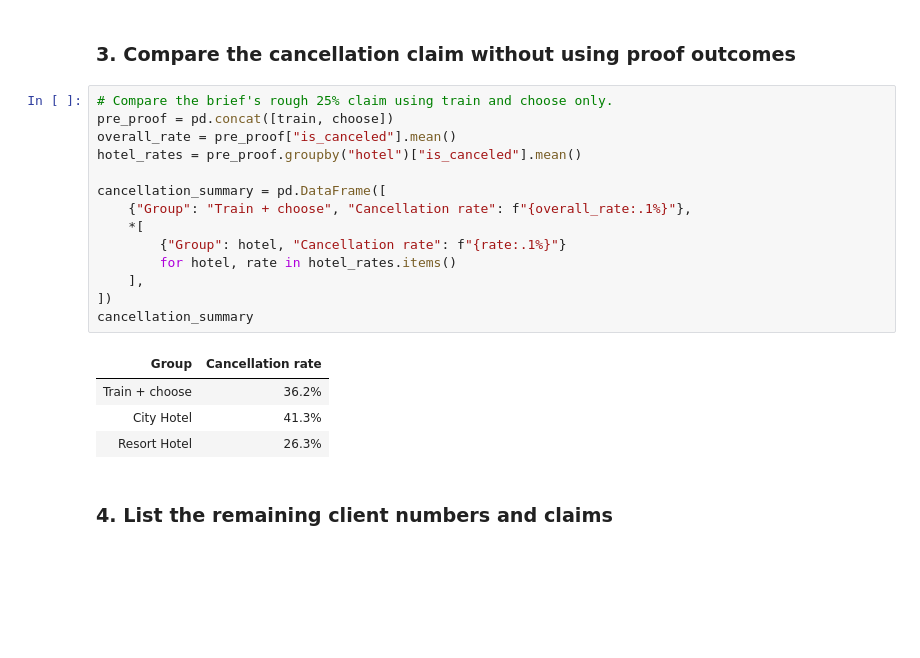
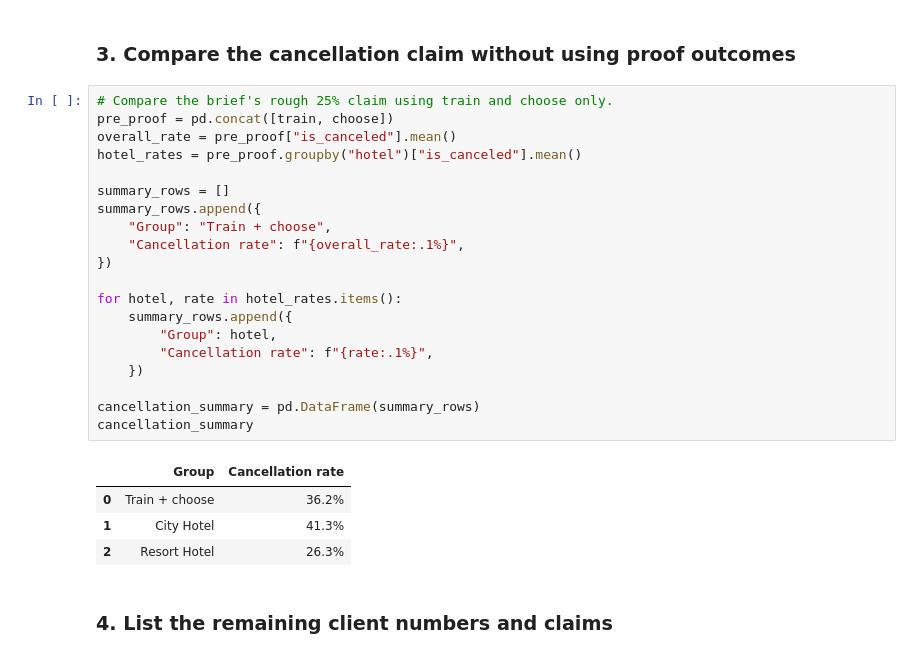
Before and after one commit to rohitpandeyai-star/IIT_GN_W06, a Jupyter notebook: notebooks/00_start_here.ipynb, the cells around one changed output. Saved outputs shown, nothing was run; the diff lists cells and outputs as text; blank space fills up the shorter version.

```diff
--- a/notebooks/00_start_here.ipynb
+++ b/notebooks/00_start_here.ipynb
@@ -126,22 +126,28 @@ period_summary
 # %%
 # Compare the brief's rough 25% claim using train and choose only.
 pre_proof = pd.concat([train, choose])
 overall_rate = pre_proof["is_canceled"].mean()
 hotel_rates = pre_proof.groupby("hotel")["is_canceled"].mean()
 
-cancellation_summary = pd.DataFrame([
-    {"Group": "Train + choose", "Cancellation rate": f"{overall_rate:.1%}"},
-    *[
-        {"Group": hotel, "Cancellation rate": f"{rate:.1%}"}
-        for hotel, rate in hotel_rates.items()
-    ],
-])
+summary_rows = []
+summary_rows.append({
+    "Group": "Train + choose",
+    "Cancellation rate": f"{overall_rate:.1%}",
+})
+
+for hotel, rate in hotel_rates.items():
+    summary_rows.append({
+        "Group": hotel,
+        "Cancellation rate": f"{rate:.1%}",
+    })
+
+cancellation_summary = pd.DataFrame(summary_rows)
 cancellation_summary
 # %% [output]
-| Group | Cancellation rate |
-| Train + choose | 36.2% |
-| City Hotel | 41.3% |
-| Resort Hotel | 26.3% |
+|  | Group | Cancellation rate |
+| 0 | Train + choose | 36.2% |
+| 1 | City Hotel | 41.3% |
+| 2 | Resort Hotel | 26.3% |
 # %% [markdown]
 ### 4. List the remaining client numbers and claims
 # %%
```
Also changed, not shown: parts of 2 cells of this notebook, 4 other files.
